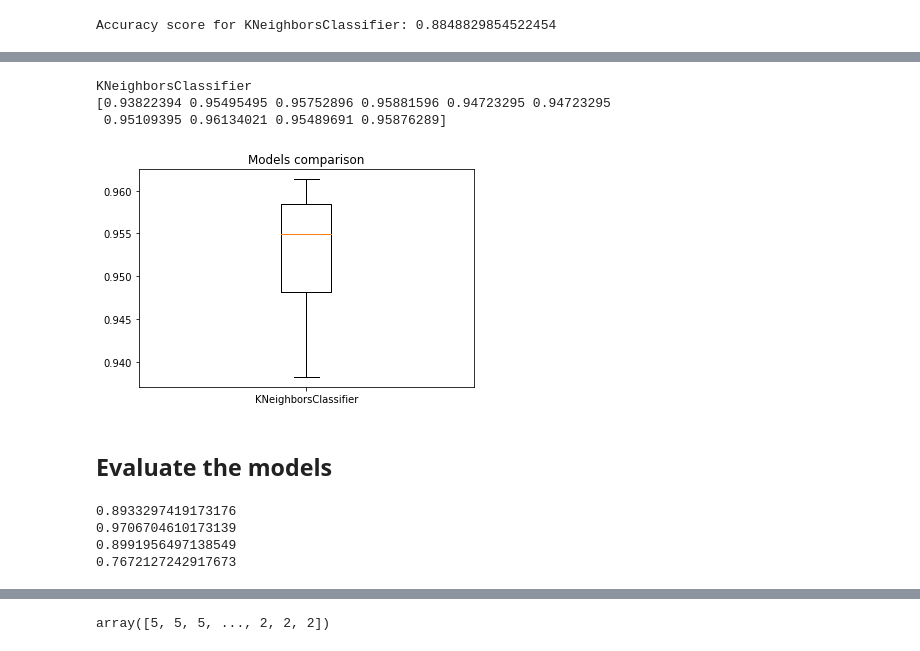
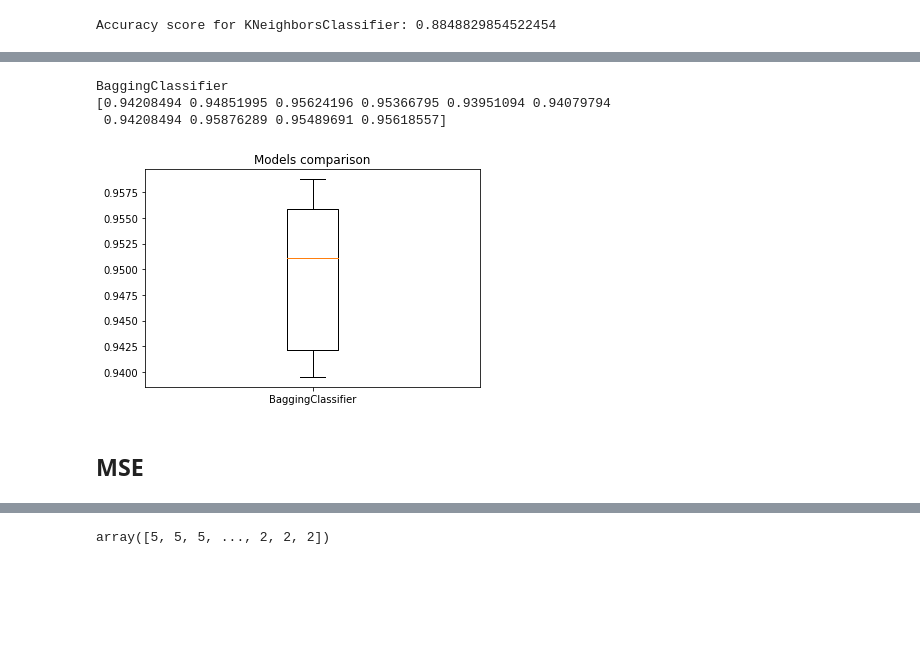
Before and after one commit to zhorta/ESILV_Python_for_data_analysis_devoir_2020, a Jupyter notebook: main.ipynb, the cells around one changed output, grey strips where cells are left out. Drawn from its saved outputs; the diff is of its cells as text; code cells hidden in the pictures; blank space fills up the shorter version.

```diff
--- a/main.ipynb
+++ b/main.ipynb
@@ -222,0 +227,4 @@ predictions = [Y_bagging_clf_pred, Y_svc_pred, Y_knc_pred, Y_dt_clf_pred]
+# %%
+names = ["BaggingClassifier", "SVC", "KNeighborsClassifier", "DecisionTreeClassifier"]
+for i in range(len(predictions)):
+    print("Accuracy score for {}: {}".format(names[i], accuracy_score(Y_test.values.ravel(), predictions[i])))
@@ -236,8 +254,8 @@ for i in range(len(clfs)):
 # %%
 results_mean = {}
 results = []
-names_cv = ["KNeighborsClassifier"]
-clfs_cross_val = [knn]
+names_cv = ["BaggingClassifier"]
+clfs_cross_val = [bagging_clf]
 for i in range(len(clfs_cross_val)):
     print(names_cv[i])
     kfold = model_selection.StratifiedKFold(n_splits=10, random_state=1, shuffle=True)
@@ -246,27 +264,17 @@ for i in range(len(clfs_cross_val)):
     results_mean[names[i]] = cv_results.mean()
     results.append(cv_results)
 # %% [output]
-KNeighborsClassifier
-[0.93822394 0.95495495 0.95752896 0.95881596 0.94723295 0.94723295
- 0.95109395 0.96134021 0.95489691 0.95876289]
+BaggingClassifier
+[0.94208494 0.94851995 0.95624196 0.95366795 0.93951094 0.94079794
+ 0.94208494 0.95876289 0.95489691 0.95618557]
 # %%
-names_cv = ["KNeighborsClassifier"]
 matplotlib.pyplot.boxplot(results, labels=names_cv)
 matplotlib.pyplot.title('Models comparison')
 matplotlib.pyplot.show()
 # %% [output]
-[figure, old version]
+[figure, new version]
-# %% [markdown]
-## Evaluate the models
-# %%
-for prediction in predictions:
-    r2_result = sklearn.metrics.r2_score(Y_test, prediction)
-    print(r2_result)
-# %% [output]
-0.8933297419173176
-0.9706704610173139
-0.8991956497138549
-0.7672127242917673
+# %% [markdown]
+## MSE
 # %%
 for prediction in predictions:
     print(sklearn.metrics.mean_squared_error(Y_test, prediction))
```
Also changed, not shown: parts of 18 cells of this notebook.
